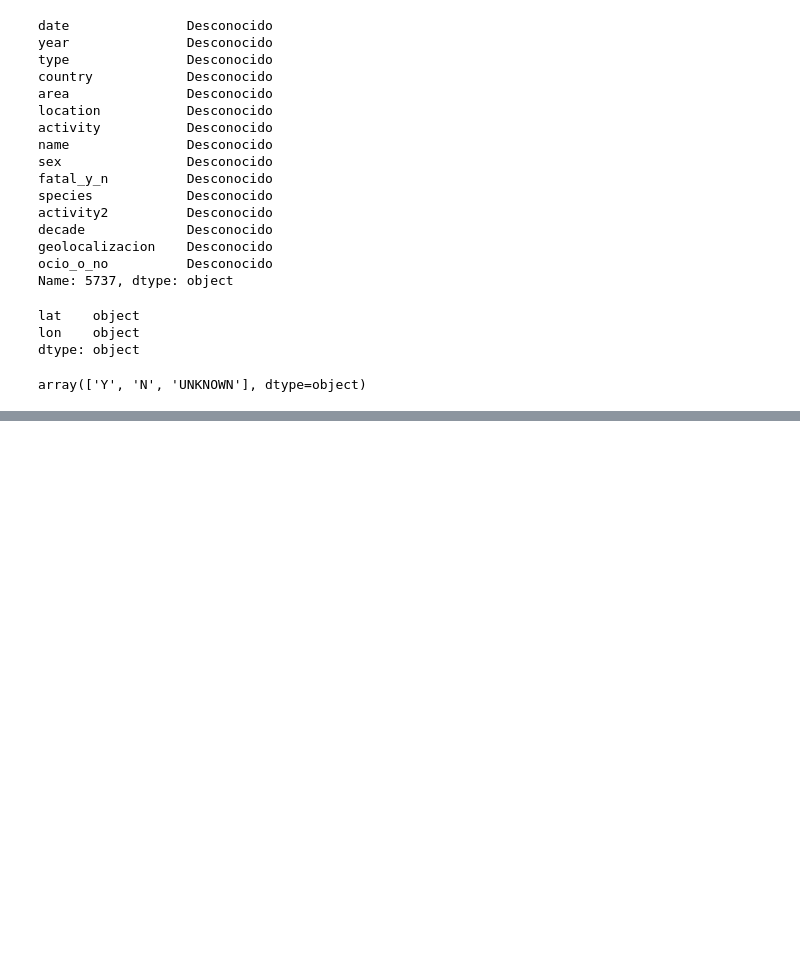
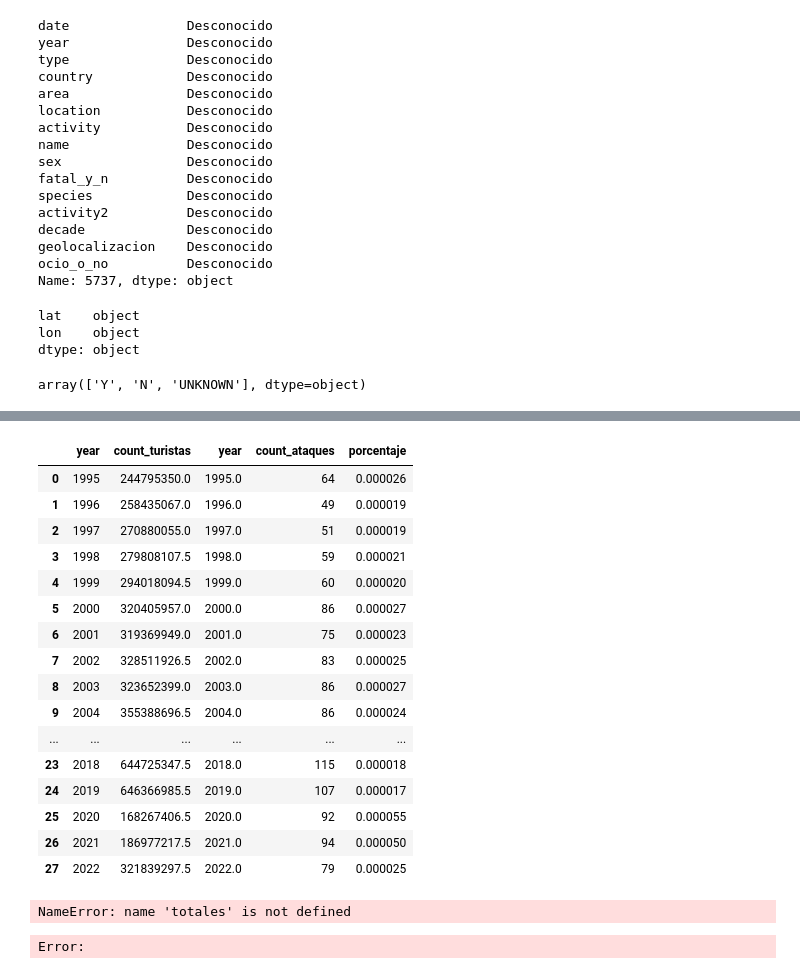
Before and after one commit to Vilicaprogramer/EDA-SHARK-ATTACK, a Jupyter notebook: src/notebooks/enriquecimiento_df.ipynb, the cells around one changed output, grey strips where cells are left out. Saved outputs shown, nothing was run; the diff lists cells and outputs as text; code cells hidden in the pictures; blank space fills up the shorter version.

```diff
--- a/src/notebooks/enriquecimiento_df.ipynb
+++ b/src/notebooks/enriquecimiento_df.ipynb
@@ -114,3 +118,12 @@ df_shark[df_shark['fatal_y_n'] == 'Nq'] = 'UNKNOWN'
 df_shark['fatal_y_n'].unique()
 # %% [output]
 array(['Y', 'N', 'UNKNOWN'], dtype=object)
+# %%
+df_shark_2 = pd.read_csv(r'C:\Users\Vicen\Visual Code\The_Bridge\Personal_2506_dsft_thebridge\2-Analytics\EDA\EDA-SHARK-ATTACK\src\data\shark_attack_enriquecido.csv')
+df_tourism = pd.read_csv(r'C:\Users\Vicen\Visual Code\The_Bridge\Personal_2506_dsft_thebridge\2-Analytics\EDA\EDA-SHARK-ATTACK\src\data\turismo_mundial.csv')
+df_tourism.drop(['Unnamed: 0', '1994', '1993', '2023', '2024'], axis=1, inplace=True)
+df_tourism['pais'] = df_tourism['pais'].apply(lambda x: x.upper())
+# %%
+total_turistas_por_ano = df_tourism.iloc[:,1:].sum(axis=0).to_frame().reset_index().rename(columns={'index':'year',0: 'count_turistas'})
+total_turistas_por_ano['count_turistas'] = total_turistas_por_ano['count_turistas'] / 2
+total_turistas_por_ano
@@ -116,0 +148,33 @@ array(['Y', 'N', 'UNKNOWN'], dtype=object)
+# %%
+anos_buenos = df_shark_2[(df_shark_2['year'] != 'UNKNOWN') & (df_shark_2['year'] != 'N') & (df_shark_2['year'] != 'Y')]
+# %%
+anos_to_merge_with_tourist = anos_buenos[anos_buenos['year'].between(1995,2022)]
+total_ataques_por_ano = anos_to_merge_with_tourist.groupby('year').agg('count').iloc[:, 0].to_frame().rename(columns={'Unnamed: 0': 'count_ataques'}).reset_index()
+# %%
+totales = pd.concat([total_turistas_por_ano, total_ataques_por_ano], axis=1)
+totales['porcentaje'] = (totales['count_ataques']/totales['count_turistas']) * 100
+totales
+# %% [output]
+|  | year | count_turistas | year | count_ataques | porcentaje |
+| 0 | 1995 | 244795350.0 | 1995.0 | 64 | 0.000026 |
+| 1 | 1996 | 258435067.0 | 1996.0 | 49 | 0.000019 |
+| 2 | 1997 | 270880055.0 | 1997.0 | 51 | 0.000019 |
+| 3 | 1998 | 279808107.5 | 1998.0 | 59 | 0.000021 |
+| 4 | 1999 | 294018094.5 | 1999.0 | 60 | 0.000020 |
+| 5 | 2000 | 320405957.0 | 2000.0 | 86 | 0.000027 |
+| 6 | 2001 | 319369949.0 | 2001.0 | 75 | 0.000023 |
+| 7 | 2002 | 328511926.5 | 2002.0 | 83 | 0.000025 |
+| 8 | 2003 | 323652399.0 | 2003.0 | 86 | 0.000027 |
+| 9 | 2004 | 355388696.5 | 2004.0 | 86 | 0.000024 |
+| ... | ... | ... | ... | ... | ... |
+| 23 | 2018 | 644725347.5 | 2018.0 | 115 | 0.000018 |
+| 24 | 2019 | 646366985.5 | 2019.0 | 107 | 0.000017 |
+| 25 | 2020 | 168267406.5 | 2020.0 | 92 | 0.000055 |
+| 26 | 2021 | 186977217.5 | 2021.0 | 94 | 0.000050 |
+| 27 | 2022 | 321839297.5 | 2022.0 | 79 | 0.000025 |
+# %%
+porcentaje_total = (totales['count_ataques'].sum() / totales['count_turistas'].sum()) * 100
+porcentaje_total
+# %% [output]
+NameError: name 'totales' is not defined
+Error:
```
Also changed, not shown: parts of 4 cells of this notebook, 14 other files.
